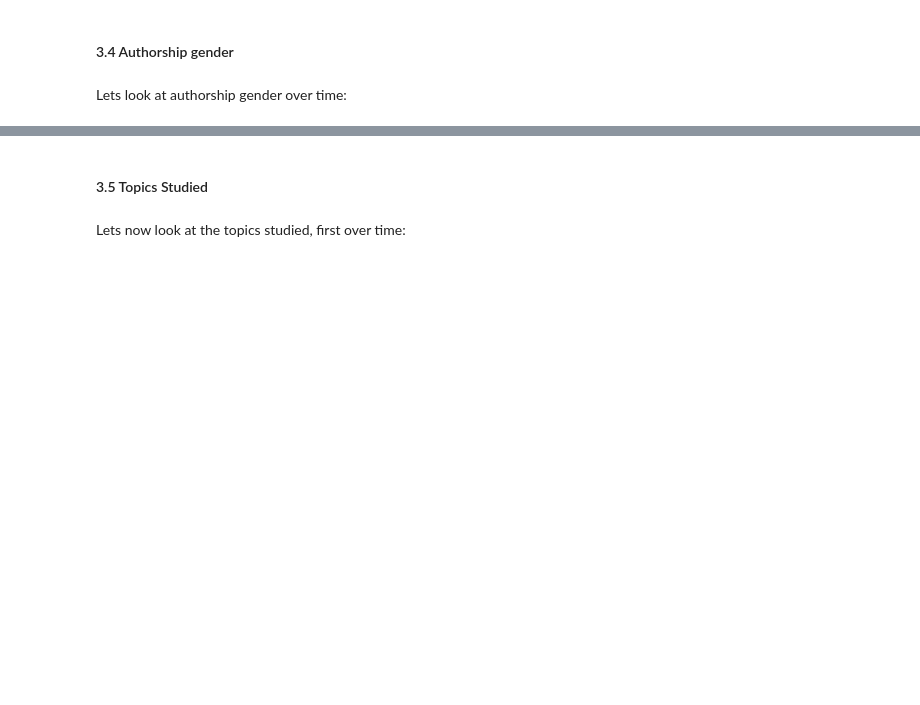
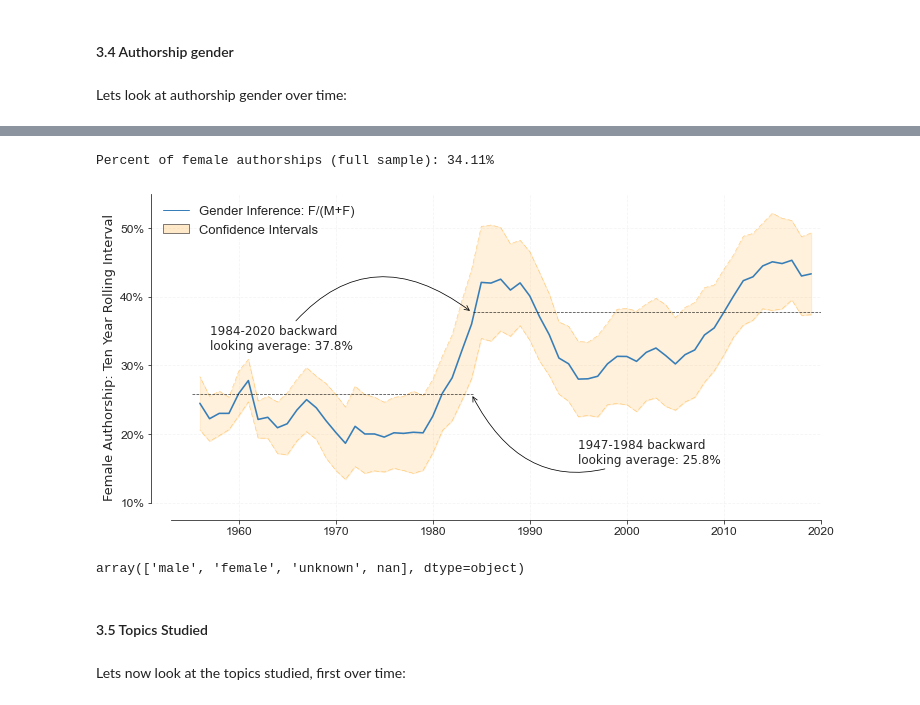
Before and after one commit to crahal/PopStudies_Review, a Jupyter notebook: src/popstudies_notebook.ipynb, the cells around one changed output, grey strips where cells are left out. Saved outputs shown, nothing was run; the diff lists cells and outputs as text; code cells hidden in the pictures; blank space fills up the shorter version.

```diff
--- a/src/popstudies_notebook.ipynb
+++ b/src/popstudies_notebook.ipynb
@@ -198,3 +260,12 @@ Percent of female authorships (full sample): 33.47%
+# %%
+gender_over_time_oneplot(auth_df[auth_df['forename']!='NAN'])
+# %% [output]
+Percent of female authorships (full sample): 34.11%
+[figure, added]
+# %%
+auth_df['clean_gender'].unique()
+# %% [output]
+array(['male', 'female', 'unknown', nan], dtype=object)
 # %% [markdown]
 #### 3.5 Topics Studied
 # %% [markdown]
```
Also changed, not shown: parts of 29 cells of this notebook, 43 other files.
